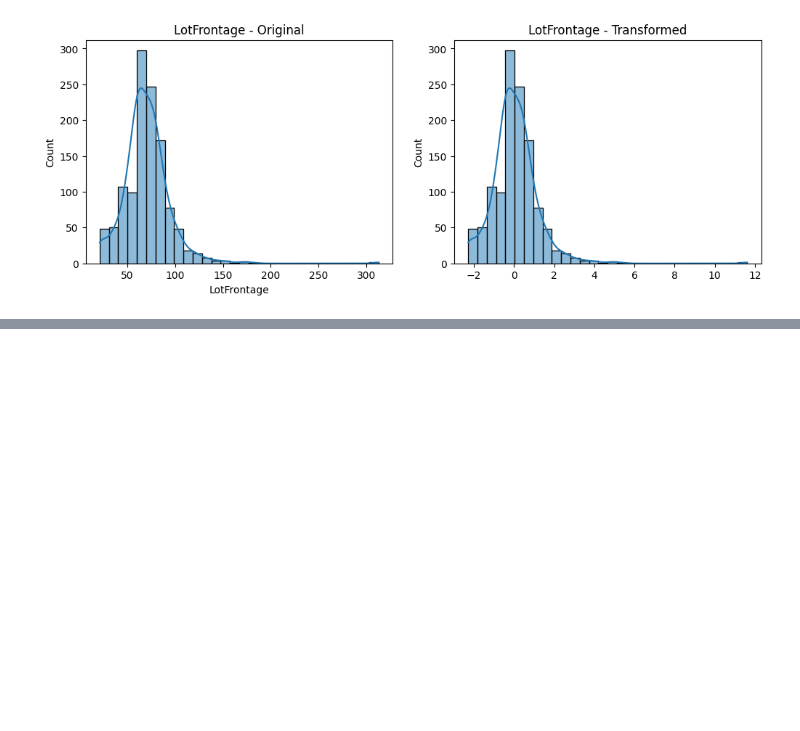
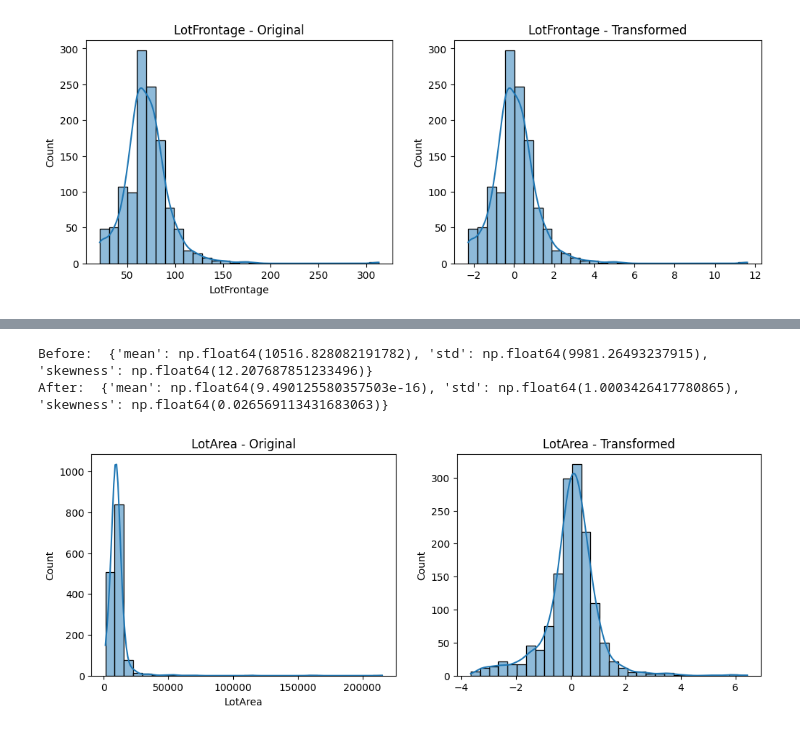
Before and after one commit to KG1234567/Feature-Engineering, a Jupyter notebook: 02-05-2026/02-05-2026.ipynb, the cells around one changed output, grey strips where cells are left out. Saved outputs shown, nothing was run; the diff lists cells and outputs as text; code cells hidden in the pictures; blank space fills up the shorter version.

```diff
--- a/02-05-2026/02-05-2026.ipynb
+++ b/02-05-2026/02-05-2026.ipynb
@@ -789,0 +828,11 @@ After:  {'mean': np.float64(0.04999801752507831), 'std': np.float64(1.1564167511
+# %%
+col = "LotArea"
+scaler = PowerTransformer(method="yeo-johnson")
+lot_scaled = scaler.fit_transform(df[[col]])
+print("Before: ", summary_stats(df[col]))
+print("After: ", summary_stats(pd.Series(lot_scaled.flatten())))
+compare_distribution(df[col], lot_scaled.flatten(), col)
+# %% [output]
+Before:  {'mean': np.float64(10516.828082191782), 'std': np.float64(9981.26493237915), 'skewness': np.float64(12.207687851233496)}
+After:  {'mean': np.float64(9.490125580357503e-16), 'std': np.float64(1.0003426417780865), 'skewness': np.float64(0.026569113431683063)}
+[figure, added]
```
Also changed, not shown: parts of 3 cells of this notebook.
